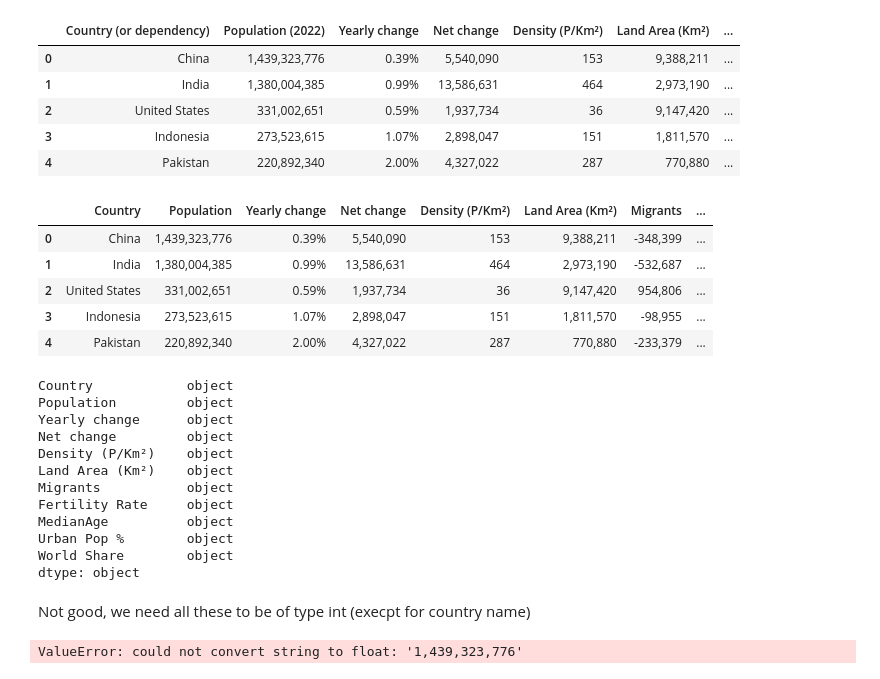
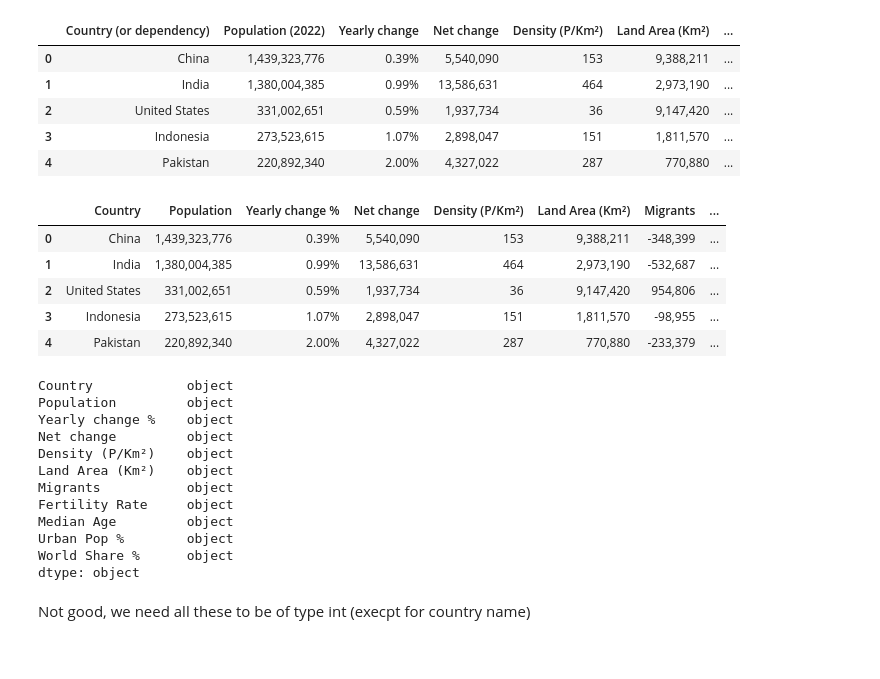
Before and after one commit to casual-lemon/intro-into-ds, a Jupyter notebook: Code Example.ipynb, the cells around one changed output. Saved outputs shown, nothing was run; the diff lists cells and outputs as text; code cells hidden in the pictures.

```diff
--- a/Code Example.ipynb
+++ b/Code Example.ipynb
@@ -33,10 +45,10 @@ df.head()
 | 3 | Indonesia | 273,523,615 | 1.07% | 2,898,047 | 151 | 1,811,570 | ... |
 | 4 | Pakistan | 220,892,340 | 2.00% | 4,327,022 | 287 | 770,880 | ... |
 # %%
-df = df.rename(columns={'Country (or dependency)':'Country', 'Population (2022)':'Population', 'Med.Age': 'Median Age', 'Fert. Rate':'Fertility Rate', 'Migrants (net)': 'Migrants'})
+df = df.rename(columns={'Country (or dependency)':'Country', 'Population (2022)':'Population', 'Med.Age': 'Median Age', 'Fert. Rate':'Fertility Rate', 'Migrants (net)': 'Migrants', 'Yearly change': 'Yearly change %', 'World Share':'World Share %'})
 df.head()
 # %% [output]
-|  | Country | Population | Yearly change | Net change | Density (P/Km²) | Land Area (Km²) | Migrants | ... |
+|  | Country | Population | Yearly change % | Net change | Density (P/Km²) | Land Area (Km²) | Migrants | ... |
 | 0 | China | 1,439,323,776 | 0.39% | 5,540,090 | 153 | 9,388,211 | -348,399 | ... |
 | 1 | India | 1,380,004,385 | 0.99% | 13,586,631 | 464 | 2,973,190 | -532,687 | ... |
 | 2 | United States | 331,002,651 | 0.59% | 1,937,734 | 36 | 9,147,420 | 954,806 | ... |
@@ -47,19 +59,17 @@ df.dtypes
 # %% [output]
 Country            object
 Population         object
-Yearly change      object
+Yearly change %    object
 Net change         object
 Density (P/Km²)    object
 Land Area (Km²)    object
 Migrants           object
 Fertility Rate     object
-MedianAge          object
+Median Age         object
 Urban Pop %        object
-World Share        object
+World Share %      object
 dtype: object
 # %% [markdown]
 Not good, we need all these to be of type int (execpt for country name)
 # %%
-df.loc[:,'Population':] = df.loc[:,'Population':].astype(float)
+# df.loc[:,'Population':] = df.loc[:,'Population':].astype(float)
-# %% [output]
-ValueError: could not convert string to float: '1,439,323,776'
```
Also changed, not shown: parts of 20 cells of this notebook.
